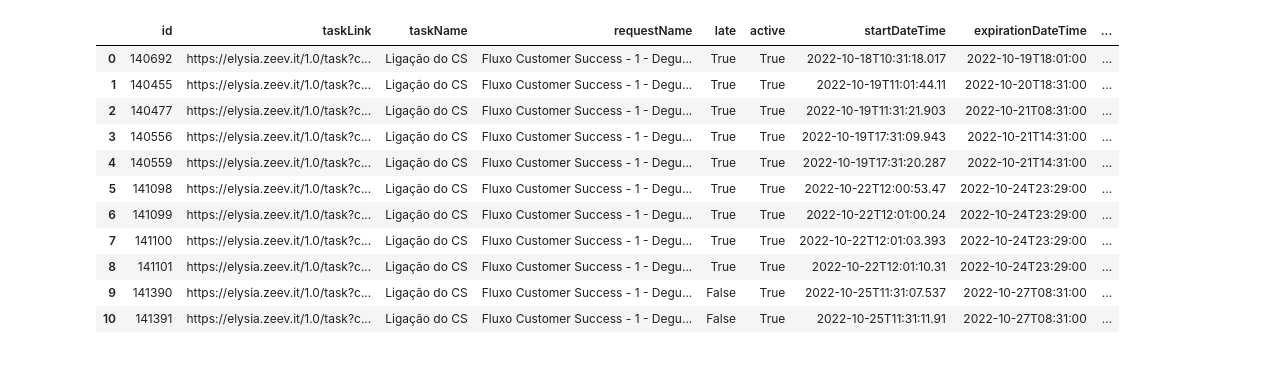
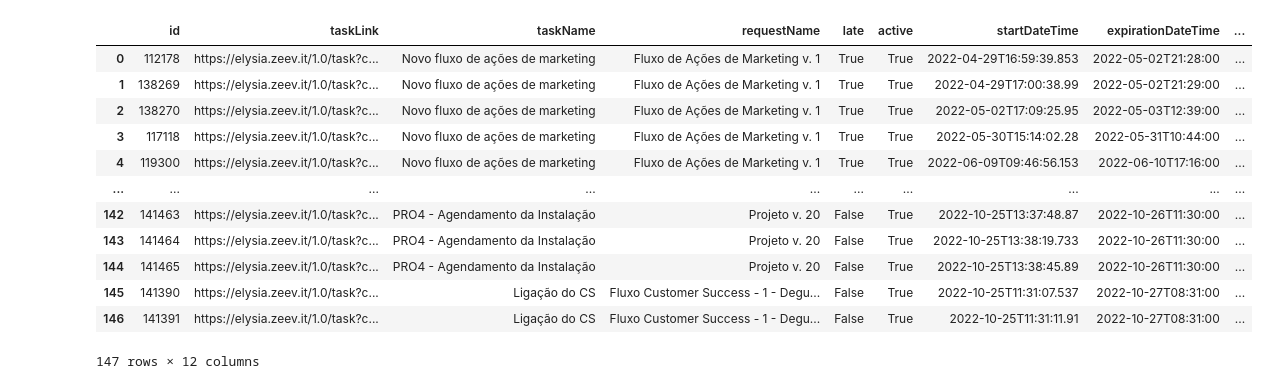
Before and after one commit to lukasmachado-elysia/Automacao-OKRs, a Jupyter notebook: req.ipynb, the cells around one changed output. Drawn from its saved outputs; the diff is of its cells as text; code cells hidden in the pictures.

```diff
--- a/req.ipynb
+++ b/req.ipynb
@@ -22,64 +27,73 @@ def dataFrame_OKRs(filtros={}):
                                         'taskLink': str,
                                         'taskName':str,
                                         'requestName': str,
                                         'late':bool,
                                         'active':str,
                                         'startDateTime': '',
                                         'expirationDateTime': '',
                                         'assignee': '',
                                         'flow': '',
                                         'instance': '',
                                         'service': '',
                                         'simulation': bool})
 
                 # para resolver future warnings do pandas
                 df = df.astype({'active': bool, 'late': bool, 'simulation': bool})
 
                 # filtros base para o payload
                 filtros['recordsPerPage'] = 100
                 filtros['mobileEnabledOnly'] = False
 
                 # variaveis de controle
                 row = 1
                 i = 1
-                while row != 0:
-                        # aguardo 1s devido ao limite de requisicoes por segundo
-                        time.sleep(1)
+                # faz a busca para cada token
+                for tk in tokens:
+                        # reseta variaveis de control
+                        row = 1
+                        i = 1
+                        # token de acesso
+                        headAccess['Authorization'] = "Bearer " + tk
+                        while row != 0:
+                                # aguardo 1s devido ao limite de requisicoes por segundo
+                                time.sleep(1)
 
-                        # incremento de pagina
-                        filtros['pageNumber'] = i
+                                # incremento de pagina
+                                filtros['pageNumber'] = i
 
-                        # requisicao
-                        getReq = funcoes.requests_API_Orquestra(metodo=metodoAPI,urlAcesso=urlAccess,tipoAcesso=tipo,head=headAccess,payload=filtros)
+                                # requisicao
+                                getReq = funcoes.requests_API_Orquestra(metodo=metodoAPI,urlAcesso=urlAccess,tipoAcesso=tipo,head=headAccess,payload=filtros)
 
-                        # resultado json
-                        result = getReq.json()
+                                # resultado json
+                                result = getReq.json()
 
-                        # checa se esta vazio o resultado, o que significa que nao tem mais paginas
-                        if (len(result) == 0) or (getReq.status_code != 200):
-                                row = 1
-                                break
-                        else:
-                                # coloca cada retorno na lista
-                                retorno.append(result)
-                                i+=1
-                return retorno[0] # lista dentro da lista, entao pega o indice unico que existe
+                                # checa se esta vazio o resultado, o que significa que nao tem mais paginas
+                                if (len(result) == 0) or (getReq.status_code != 200):
+                                        row = 1
+                                        break
+                                else:
+                                        # coloca cada retorno na lista
+                                        retorno.append(result)
+                                        i+=1
+                retornoLista = [item for sublista in retorno for item in sublista]
+                return retornoLista
         except Exception as e:
                 funcoes.printError(e)
                 return 0
-x = dataFrame_OKRs(filtro)
+okrsDF = dataFrame_OKRs(filtro)
+df = pd.DataFrame(okrsDF)
+df
+# %% [output]
+|  | id | taskLink | taskName | requestName | late | active | startDateTime | expirationDateTime | ... |
+| 0 | 112178 | https://elysia.zeev.it/1.0/task?c... | Novo fluxo de ações de marketing | Fluxo de Ações de Marketing v. 1 | True | True | 2022-04-29T16:59:39.853 | 2022-05-02T21:28:00 | ... |
+| 1 | 138269 | https://elysia.zeev.it/1.0/task?c... | Novo fluxo de ações de marketing | Fluxo de Ações de Marketing v. 1 | True | True | 2022-04-29T17:00:38.99 | 2022-05-02T21:29:00 | ... |
+| 2 | 138270 | https://elysia.zeev.it/1.0/task?c... | Novo fluxo de ações de marketing | Fluxo de Ações de Marketing v. 1 | True | True | 2022-05-02T17:09:25.95 | 2022-05-03T12:39:00 | ... |
+| 3 | 117118 | https://elysia.zeev.it/1.0/task?c... | Novo fluxo de ações de marketing | Fluxo de Ações de Marketing v. 1 | True | True | 2022-05-30T15:14:02.28 | 2022-05-31T10:44:00 | ... |
+| 4 | 119300 | https://elysia.zeev.it/1.0/task?c... | Novo fluxo de ações de marketing | Fluxo de Ações de Marketing v. 1 | True | True | 2022-06-09T09:46:56.153 | 2022-06-10T17:16:00 | ... |
+| ... | ... | ... | ... | ... | ... | ... | ... | ... | ... |
+| 142 | 141463 | https://elysia.zeev.it/1.0/task?c... | PRO4 - Agendamento da Instalação | Projeto v. 20 | False | True | 2022-10-25T13:37:48.87 | 2022-10-26T11:30:00 | ... |
+| 143 | 141464 | https://elysia.zeev.it/1.0/task?c... | PRO4 - Agendamento da Instalação | Projeto v. 20 | False | True | 2022-10-25T13:38:19.733 | 2022-10-26T11:30:00 | ... |
+| 144 | 141465 | https://elysia.zeev.it/1.0/task?c... | PRO4 - Agendamento da Instalação | Projeto v. 20 | False | True | 2022-10-25T13:38:45.89 | 2022-10-26T11:30:00 | ... |
+| 145 | 141390 | https://elysia.zeev.it/1.0/task?c... | Ligação do CS | Fluxo Customer Success - 1 - Degu... | False | True | 2022-10-25T11:31:07.537 | 2022-10-27T08:31:00 | ... |
+| 146 | 141391 | https://elysia.zeev.it/1.0/task?c... | Ligação do CS | Fluxo Customer Success - 1 - Degu... | False | True | 2022-10-25T11:31:11.91 | 2022-10-27T08:31:00 | ... |
+147 rows × 12 columns
-# %%
-display(pd.DataFrame(x))
-# %% [output]
-|  | id | taskLink | taskName | requestName | late | active | startDateTime | expirationDateTime | ... |
-| 0 | 140692 | https://elysia.zeev.it/1.0/task?c... | Ligação do CS | Fluxo Customer Success - 1 - Degu... | True | True | 2022-10-18T10:31:18.017 | 2022-10-19T18:01:00 | ... |
-| 1 | 140455 | https://elysia.zeev.it/1.0/task?c... | Ligação do CS | Fluxo Customer Success - 1 - Degu... | True | True | 2022-10-19T11:01:44.11 | 2022-10-20T18:31:00 | ... |
-| 2 | 140477 | https://elysia.zeev.it/1.0/task?c... | Ligação do CS | Fluxo Customer Success - 1 - Degu... | True | True | 2022-10-19T11:31:21.903 | 2022-10-21T08:31:00 | ... |
-| 3 | 140556 | https://elysia.zeev.it/1.0/task?c... | Ligação do CS | Fluxo Customer Success - 1 - Degu... | True | True | 2022-10-19T17:31:09.943 | 2022-10-21T14:31:00 | ... |
-| 4 | 140559 | https://elysia.zeev.it/1.0/task?c... | Ligação do CS | Fluxo Customer Success - 1 - Degu... | True | True | 2022-10-19T17:31:20.287 | 2022-10-21T14:31:00 | ... |
-| 5 | 141098 | https://elysia.zeev.it/1.0/task?c... | Ligação do CS | Fluxo Customer Success - 1 - Degu... | True | True | 2022-10-22T12:00:53.47 | 2022-10-24T23:29:00 | ... |
-| 6 | 141099 | https://elysia.zeev.it/1.0/task?c... | Ligação do CS | Fluxo Customer Success - 1 - Degu... | True | True | 2022-10-22T12:01:00.24 | 2022-10-24T23:29:00 | ... |
-| 7 | 141100 | https://elysia.zeev.it/1.0/task?c... | Ligação do CS | Fluxo Customer Success - 1 - Degu... | True | True | 2022-10-22T12:01:03.393 | 2022-10-24T23:29:00 | ... |
-| 8 | 141101 | https://elysia.zeev.it/1.0/task?c... | Ligação do CS | Fluxo Customer Success - 1 - Degu... | True | True | 2022-10-22T12:01:10.31 | 2022-10-24T23:29:00 | ... |
-| 9 | 141390 | https://elysia.zeev.it/1.0/task?c... | Ligação do CS | Fluxo Customer Success - 1 - Degu... | False | True | 2022-10-25T11:31:07.537 | 2022-10-27T08:31:00 | ... |
-| 10 | 141391 | https://elysia.zeev.it/1.0/task?c... | Ligação do CS | Fluxo Customer Success - 1 - Degu... | False | True | 2022-10-25T11:31:11.91 | 2022-10-27T08:31:00 | ... |
```
Also changed, not shown: parts of 6 cells of this notebook.
